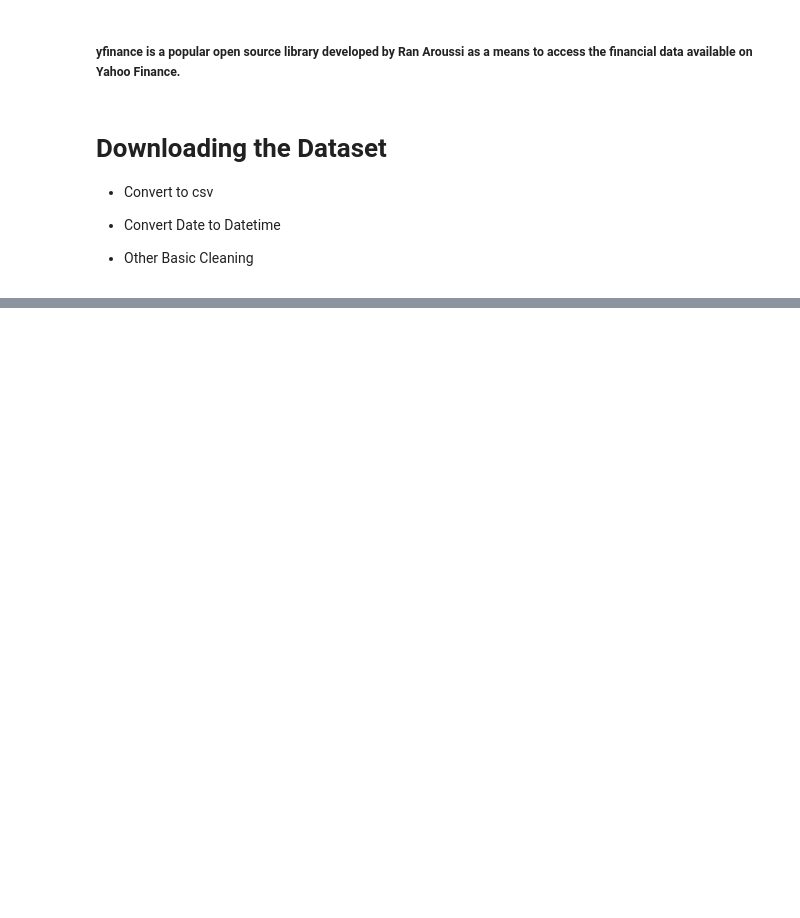
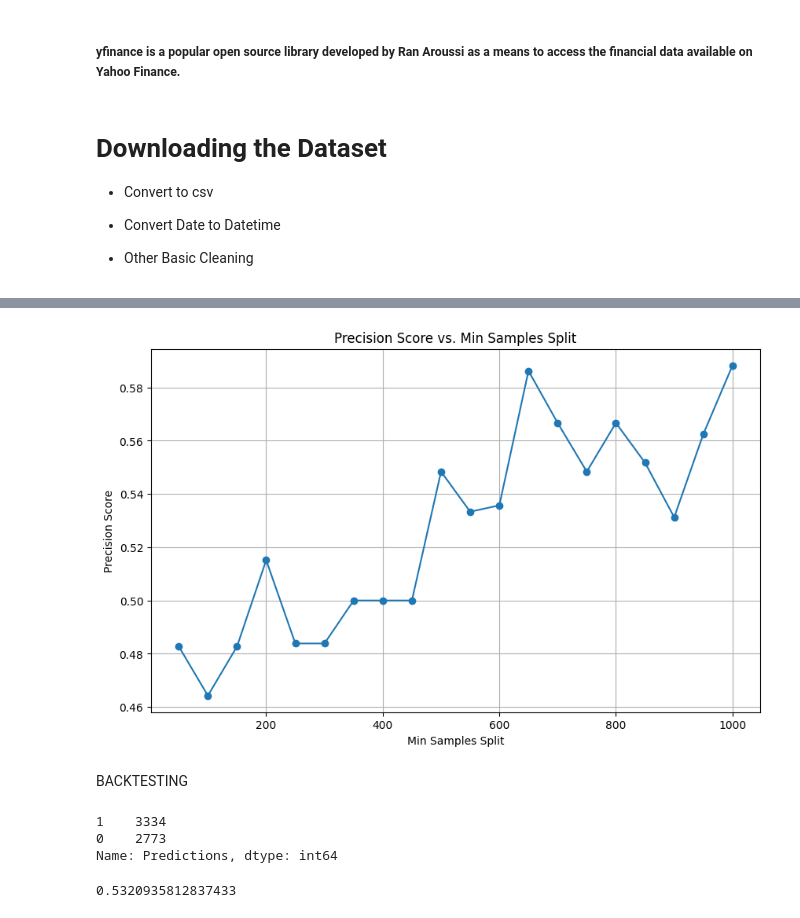
Before and after one commit to prithvipaddy/COMP350, a Jupyter notebook: SMA_Data_Download.ipynb, the cells around one changed output, grey strips where cells are left out. Saved outputs shown, nothing was run; the diff lists cells and outputs as text; code cells hidden in the pictures; blank space fills up the shorter version.

```diff
--- a/SMA_Data_Download.ipynb
+++ b/SMA_Data_Download.ipynb
@@ -42,0 +154,33 @@ sp500_downloaded.index = pd.to_datetime(sp500_downloaded.index)
+# %%
+
+# Define the range of min_samples_split values
+min_samples_split_range = range(50, 1001, 50)
+
+# Initialize lists to store precision scores
+precision_scores = []
+
+# Loop through different values of min_samples_split
+for min_samples_split in min_samples_split_range:
+    # Create and fit the model
+    model = RandomForestClassifier(n_estimators=500, min_samples_split=min_samples_split, random_state=1)
+    model.fit(train[predictors], train["Target"])
+
+    # Make predictions
+    preds = model.predict(test[predictors])
+
+    # Calculate precision score and append to the list
+    precision = precision_score(test["Target"], preds)
+    precision_scores.append(precision)
+
+# Plot precision scores against min_samples_split
+plt.figure(figsize=(10, 6))
+plt.plot(min_samples_split_range, precision_scores, marker='o')
+plt.title('Precision Score vs. Min Samples Split')
+plt.xlabel('Min Samples Split')
+plt.ylabel('Precision Score')
+plt.grid(True)
+plt.show()
+# %% [output]
+[figure, added]
+# %% [markdown]
+BACKTESTING
@@ -42,0 +228,10 @@ sp500_downloaded.index = pd.to_datetime(sp500_downloaded.index)
+# %%
+predictions["Predictions"].value_counts()
+# %% [output]
+1    3334
+0    2773
+Name: Predictions, dtype: int64
+# %%
+precision_score(predictions["Target"], predictions["Predictions"])
+# %% [output]
+0.5320935812837433
```
Also changed, not shown: parts of 30 cells of this notebook.
